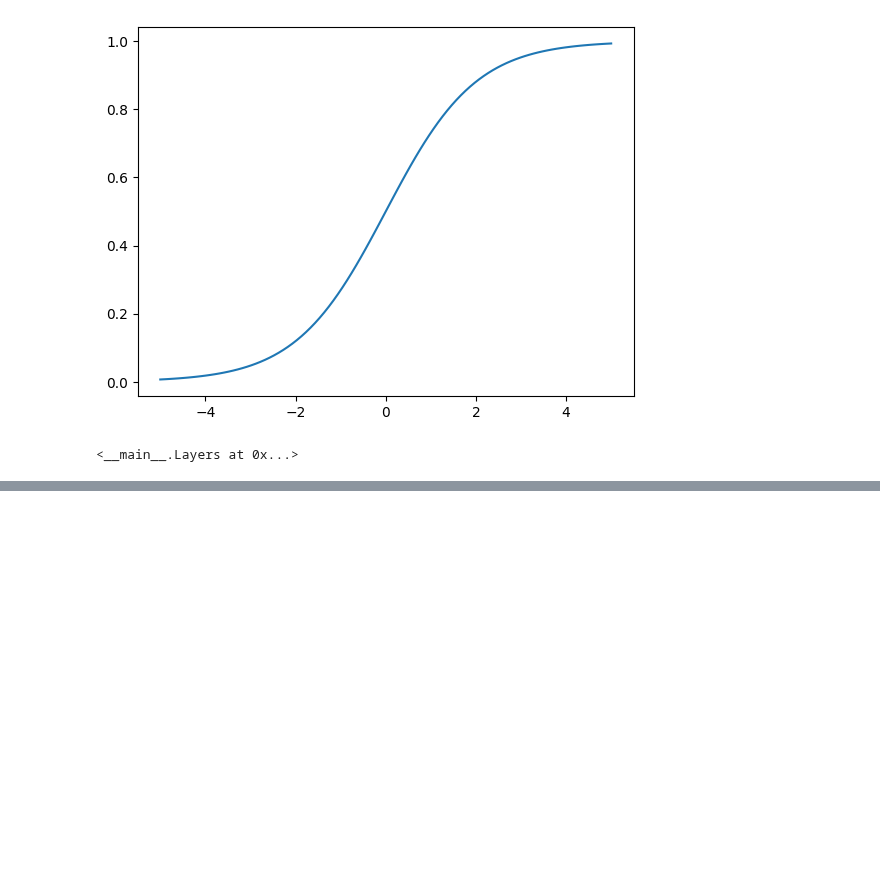
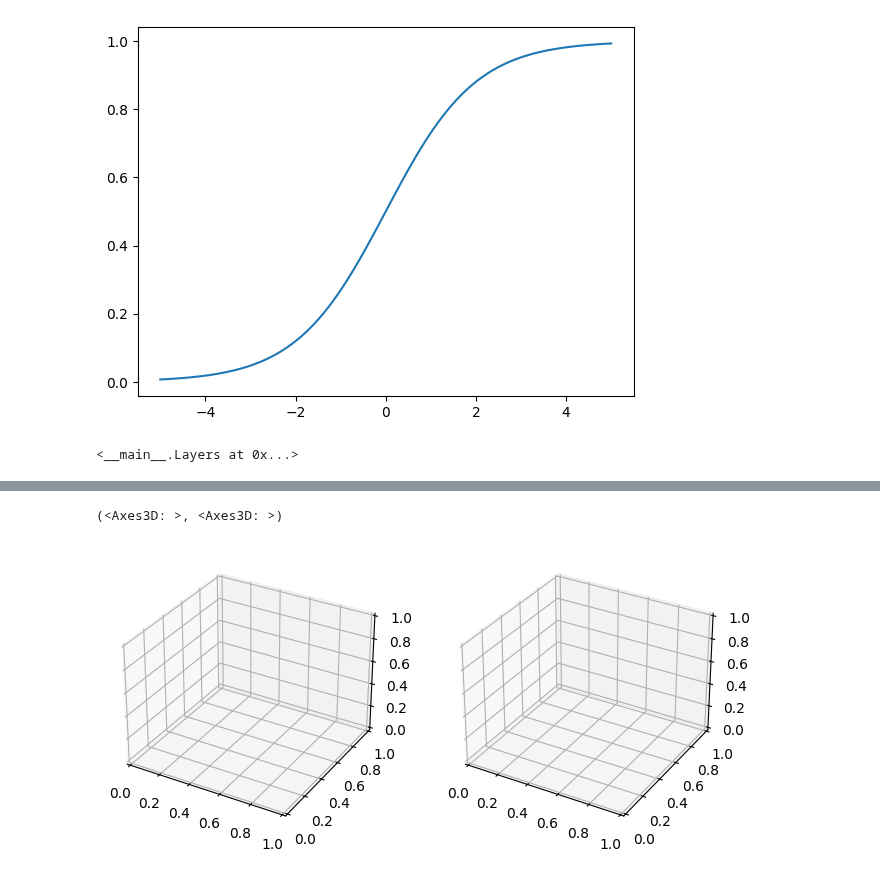
Before and after one commit to asegura4488/MetodosComputacionales1, a Jupyter notebook: Semana13/Neurona.ipynb, the cells around one changed output, grey strips where cells are left out. Cells and saved outputs as stored; diff of their text form; code cells hidden in the pictures; blank space fills up the shorter version.

```diff
--- a/Semana13/Neurona.ipynb
+++ b/Semana13/Neurona.ipynb
@@ -77,0 +88,15 @@ array([[0.99988143, 0.01976795]])
+# %%
+def GetPlot():
+
+  fig = plt.figure(figsize=(8,5))
+  ax1 = fig.add_subplot(121,projection='3d')
+  ax2 = fig.add_subplot(122,projection='3d')
+
+  return ax1,ax2
+
+  return fig,ax1,ax2
+# %%
+GetPlot()
+# %% [output]
+(<Axes3D: >, <Axes3D: >)
+[figure, added]
```
Also changed, not shown: parts of 10 cells of this notebook.
